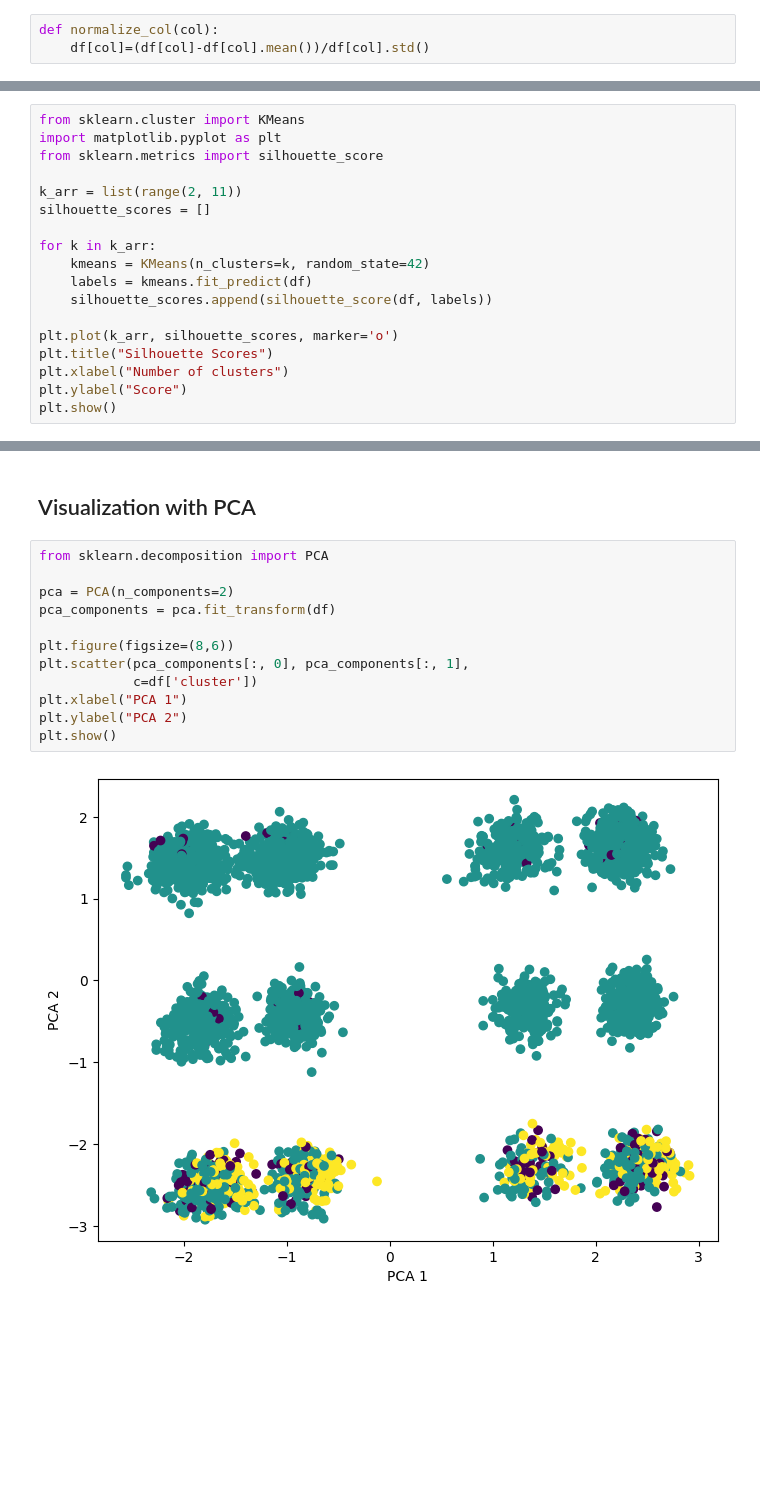
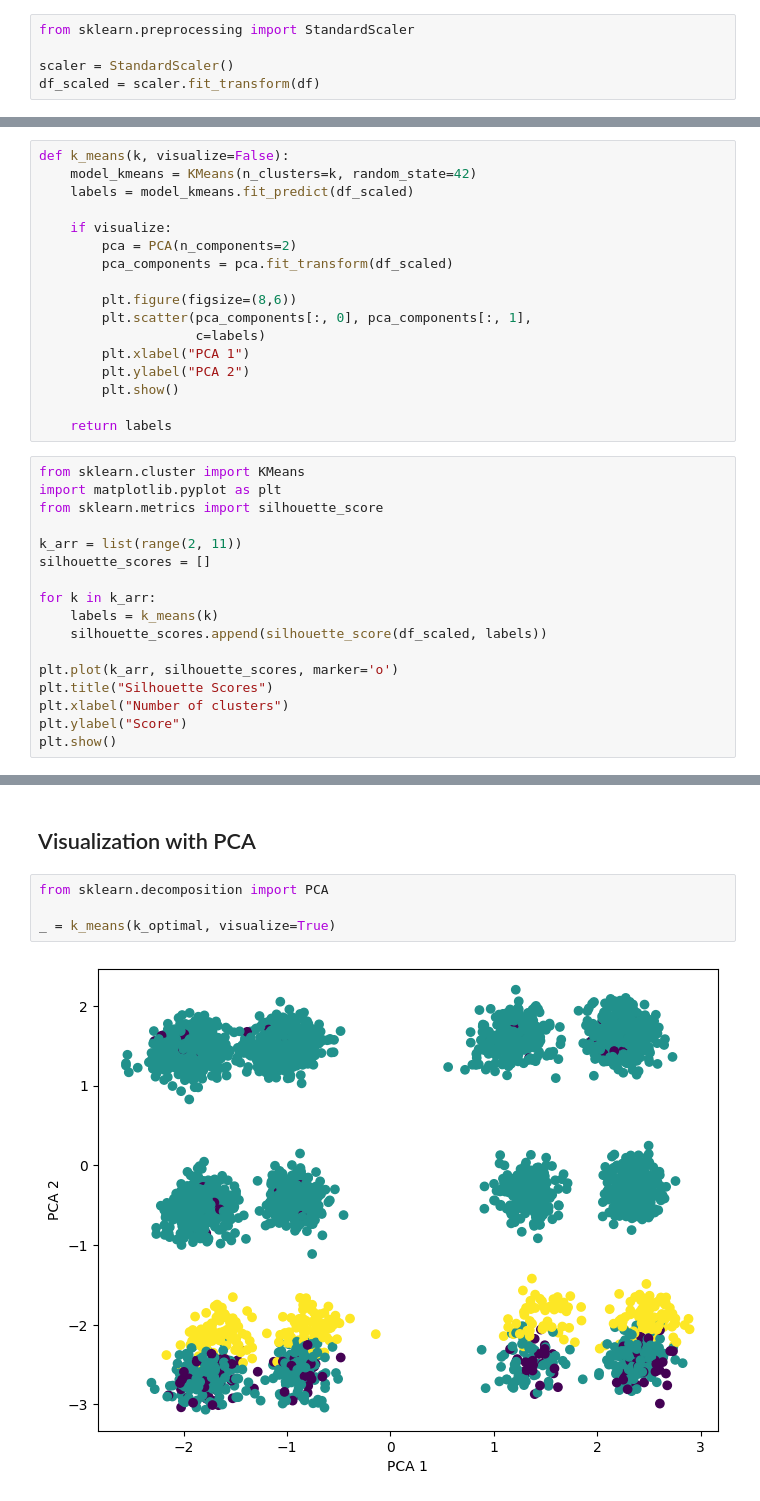
Before and after one commit to yuki172/ait506-class-assignments, a Jupyter notebook: 4/week 4 customer segmentation.ipynb, the cells around one changed output, grey strips where cells are left out. Drawn from its saved outputs; the diff is of its cells as text; blank space fills up the shorter version.

```diff
--- a/4/week 4 customer segmentation.ipynb
+++ b/4/week 4 customer segmentation.ipynb
@@ -130,5 +131,7 @@ boolean_columns = df.select_dtypes(include='bool').columns
 for col in boolean_columns:
     df[col] = df[col].astype(int)
 # %%
-def normalize_col(col):
-    df[col]=(df[col]-df[col].mean())/df[col].std()
+from sklearn.preprocessing import StandardScaler
+
+scaler = StandardScaler()
+df_scaled = scaler.fit_transform(df)
@@ -139,6 +139,23 @@ for col in df.columns:
 <h1>Models</h1>
 # %% [markdown]
 <h2>K Means</h2>
+# %%
+def k_means(k, visualize=False):
+    model_kmeans = KMeans(n_clusters=k, random_state=42)
+    labels = model_kmeans.fit_predict(df_scaled)
+
+    if visualize:
+        pca = PCA(n_components=2)
+        pca_components = pca.fit_transform(df_scaled)
+
+        plt.figure(figsize=(8,6))
+        plt.scatter(pca_components[:, 0], pca_components[:, 1],
+                    c=labels)
+        plt.xlabel("PCA 1")
+        plt.ylabel("PCA 2")
+        plt.show()
+
+    return labels
 # %%
 from sklearn.cluster import KMeans
 import matplotlib.pyplot as plt
@@ -148,9 +165,8 @@ k_arr = list(range(2, 11))
 silhouette_scores = []
 
 for k in k_arr:
-    kmeans = KMeans(n_clusters=k, random_state=42)
-    labels = kmeans.fit_predict(df)
-    silhouette_scores.append(silhouette_score(df, labels))
+    labels = k_means(k)
+    silhouette_scores.append(silhouette_score(df_scaled, labels))
 
 plt.plot(k_arr, silhouette_scores, marker='o')
 plt.title("Silhouette Scores")
@@ -216,14 +188,6 @@ df.head()
 # %%
 from sklearn.decomposition import PCA
 
-pca = PCA(n_components=2)
-pca_components = pca.fit_transform(df)
-
-plt.figure(figsize=(8,6))
-plt.scatter(pca_components[:, 0], pca_components[:, 1],
-            c=df['cluster'])
-plt.xlabel("PCA 1")
-plt.ylabel("PCA 2")
-plt.show()
+_ = k_means(k_optimal, visualize=True)
 # %% [output]
-[figure, old version]
+[figure, new version]
```
Also changed, not shown: parts of 13 cells of this notebook, 1 other file.
